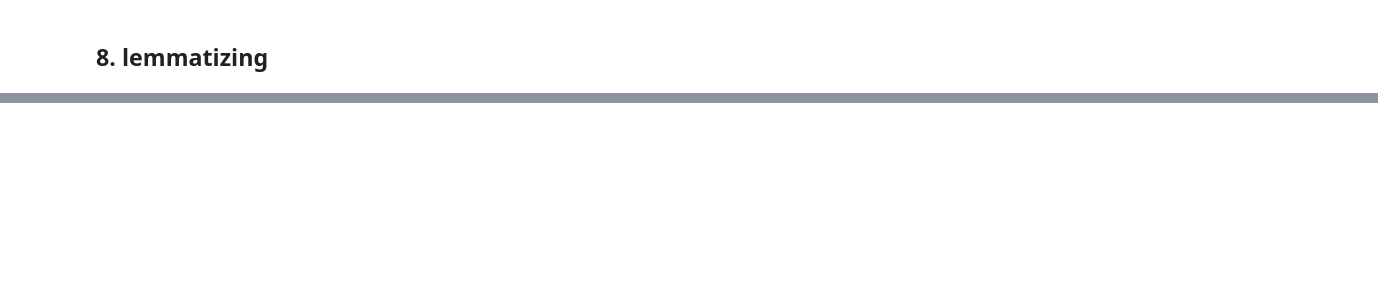
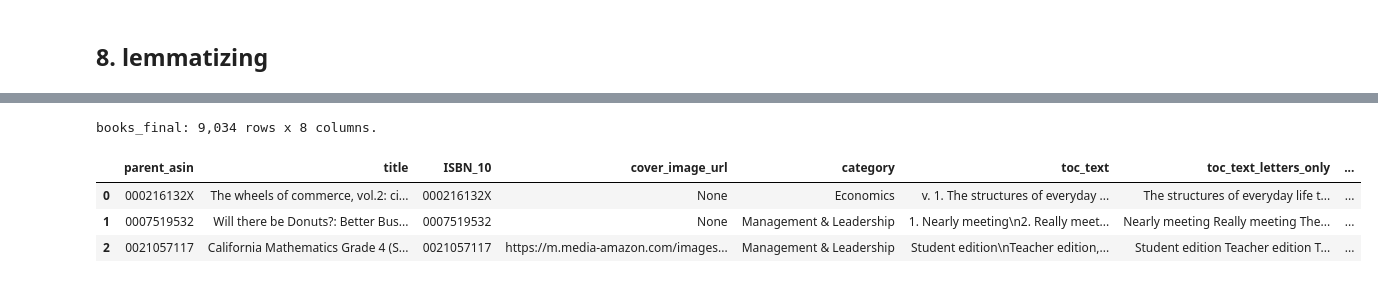
Before and after one commit to sidmirpuri/bookpath, a Jupyter notebook: open_lib_9034/main.ipynb, the cells around one changed output, grey strips where cells are left out. Saved outputs shown, nothing was run; the diff lists cells and outputs as text; code cells hidden in the pictures; blank space fills up the shorter version.

```diff
--- a/open_lib_9034/main.ipynb
+++ b/open_lib_9034/main.ipynb
@@ -358,9 +353,2 @@ for position, line in enumerate(example["toc_lines"], start=1):
 # %% [markdown]
 ## 6. tokenizing
-# %%
-# 6 — Optional token view: extract word-like tokens into a separate list.
-# Most vectorizers/tokenizers do this themselves, so toc_text stays the baseline input.
-books["toc_tokens"] = books["toc_text"].str.findall(r"\b\w+\b")
-example = books.loc[books["parent_asin"] == BOOK_TO_INSPECT].iloc[0]
-print(f"6 — Extracted {len(example['toc_tokens'])} tokens for {BOOK_TO_INSPECT}.")
-print(example["toc_tokens"][:40])
@@ -412,0 +447,25 @@ Lemmatized:  ['v', '1', 'the', 'structure', 'of', 'everyday', 'life', 'the', 'li
+# %%
+def extract_main_image_url(raw_json):
+    variants = json.loads(raw_json) if isinstance(raw_json, str) else raw_json
+    if not variants:
+        return None
+    for variant in variants:
+        if variant.get("variant") == "MAIN" and variant.get("large"):
+            return variant["large"]
+    return variants[0].get("large")
+
+
+def extract_leaf_category(raw_categories):
+    categories_list = json.loads(raw_categories) if isinstance(raw_categories, str) else raw_categories
+    if isinstance(categories_list, list) and len(categories_list) > 0:
+        return categories_list[-1]
+    return None
+
+
+books["cover_image_url"] = books["images_json"].map(extract_main_image_url)
+books["category"] = books["categories"].map(extract_leaf_category)
+books["ISBN_10"] = books["amazon_isbn_10"]
+
+print(f"Missing cover_image_url: {books['cover_image_url'].isna().sum():,}")
+print(f"Missing category: {books['category'].isna().sum():,}")
+display(books[["parent_asin", "title", "cover_image_url", "category", "ISBN_10", "difficulty_score"]].head(3))
@@ -412,0 +544,17 @@ Lemmatized:  ['v', '1', 'the', 'structure', 'of', 'everyday', 'life', 'the', 'li
+# %%
+final_columns = [
+    "parent_asin", "title", "ISBN_10", "cover_image_url", "category", "toc_text","toc_text_letters_only", "difficulty_score",
+]
+books_final = books[final_columns].copy()
+
+print(f"books_final: {len(books_final):,} rows x {len(books_final.columns):,} columns.")
+display(books_final.head(3))
+
+# Optional: export as CSV, e.g. for model.py
+# books_final.to_csv("exercise_data.csv", index=False)
+# %% [output]
+books_final: 9,034 rows x 8 columns.
+|  | parent_asin | title | ISBN_10 | cover_image_url | category | toc_text | toc_text_letters_only | ... |
+| 0 | 000216132X | The wheels of commerce, vol.2: ci... | 000216132X | None | Economics | v. 1. The structures of everyday ... | The structures of everyday life t... | ... |
+| 1 | 0007519532 | Will there be Donuts?: Better Bus... | 0007519532 | None | Management & Leadership | 1. Nearly meeting\n2. Really meet... | Nearly meeting Really meeting The... | ... |
+| 2 | 0021057117 | California Mathematics Grade 4 (S... | 0021057117 | https://m.media-amazon.com/images... | Management & Leadership | Student edition\nTeacher edition,... | Student edition Teacher edition T... | ... |
```
Also changed, not shown: parts of 43 cells of this notebook.
